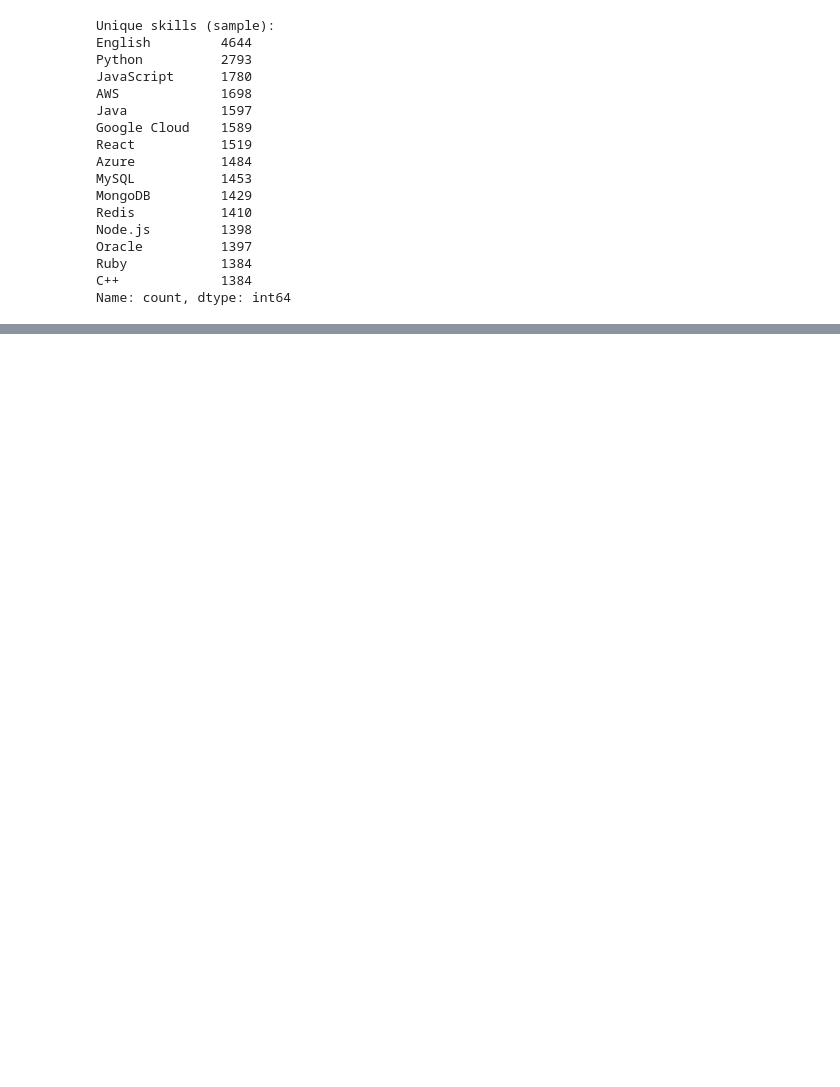
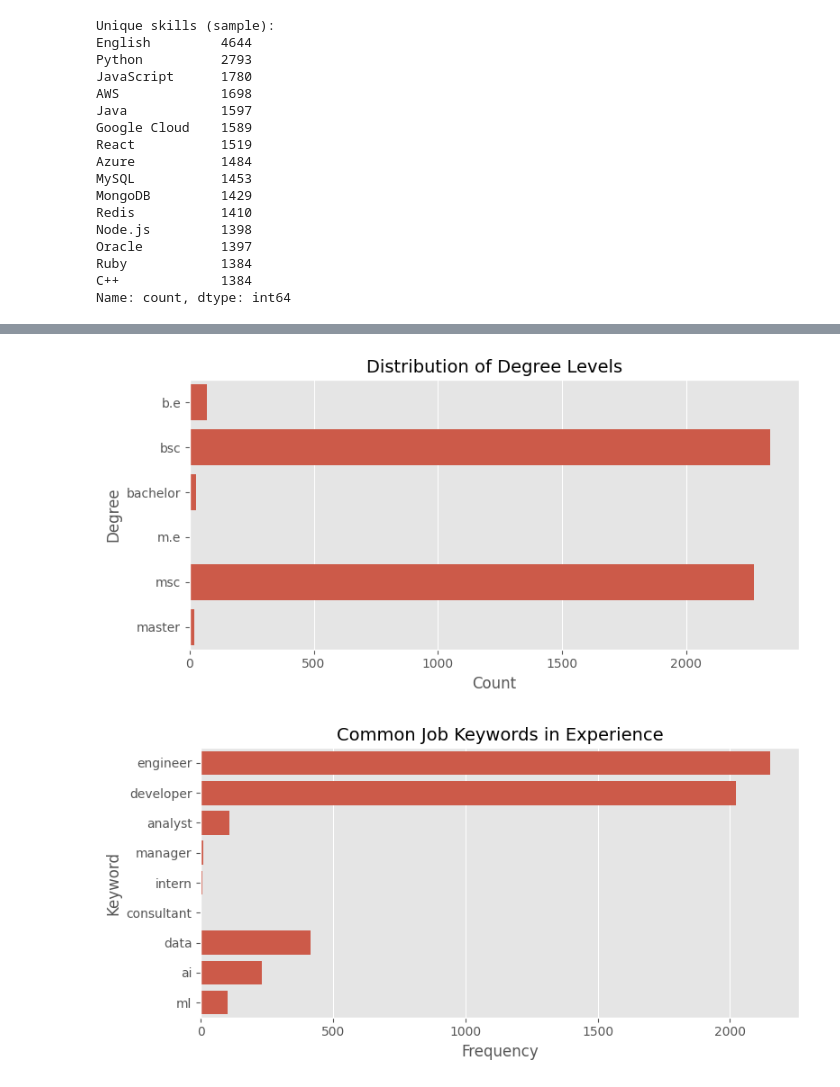
Before and after one commit to VaibhaVarshney/AI-Powered-Career-Recommendation-Resume-Analyzer, a Jupyter notebook: Notebooks/data_prep.ipynb, the cells around one changed output, grey strips where cells are left out. Cells and saved outputs as stored; diff of their text form; code cells hidden in the pictures; blank space fills up the shorter version.

```diff
--- a/Notebooks/data_prep.ipynb
+++ b/Notebooks/data_prep.ipynb
@@ -265,0 +402,40 @@ Name: count, dtype: int64
+# %%
+# --- EDUCATION ANALYSIS ---
+
+# Clean and simplify education field
+edu_clean = df['education'].dropna().str.lower()
+
+# Extract degree level keywords
+degree_keywords = ['b.tech', 'b.e', 'bsc', 'bachelor', 'm.tech', 'm.e', 'msc', 'master', 'phd', 'mba']
+degree_counts = {deg: edu_clean.str.contains(deg).sum() for deg in degree_keywords}
+degree_counts = {k:v for k,v in degree_counts.items() if v > 0}
+
+# Plot
+plt.figure(figsize=(8,4))
+sns.barplot(x=list(degree_counts.values()), y=list(degree_counts.keys()))
+plt.title("Distribution of Degree Levels", fontsize=14)
+plt.xlabel("Count")
+plt.ylabel("Degree")
+plt.tight_layout()
+plt.show()
+
+# --- EXPERIENCE ANALYSIS ---
+
+# Extract words from 'experience' column
+exp_words = []
+df['experience'].dropna().apply(lambda x: [exp_words.append(w.strip()) for w in str(x).split() if w.strip().isalpha()])
+
+# Filter for relevant job keywords
+keywords = ['engineer', 'developer', 'analyst', 'manager', 'intern', 'consultant', 'data', 'ai', 'ml']
+exp_counts = {word: sum([1 for w in exp_words if word in w.lower()]) for word in keywords}
+
+plt.figure(figsize=(8,4))
+sns.barplot(x=list(exp_counts.values()), y=list(exp_counts.keys()))
+plt.title("Common Job Keywords in Experience", fontsize=14)
+plt.xlabel("Frequency")
+plt.ylabel("Keyword")
+plt.tight_layout()
+plt.show()
+# %% [output]
+[figure, added]
+[figure, added]
```
Also changed, not shown: parts of 11 cells of this notebook, 7 other files.
